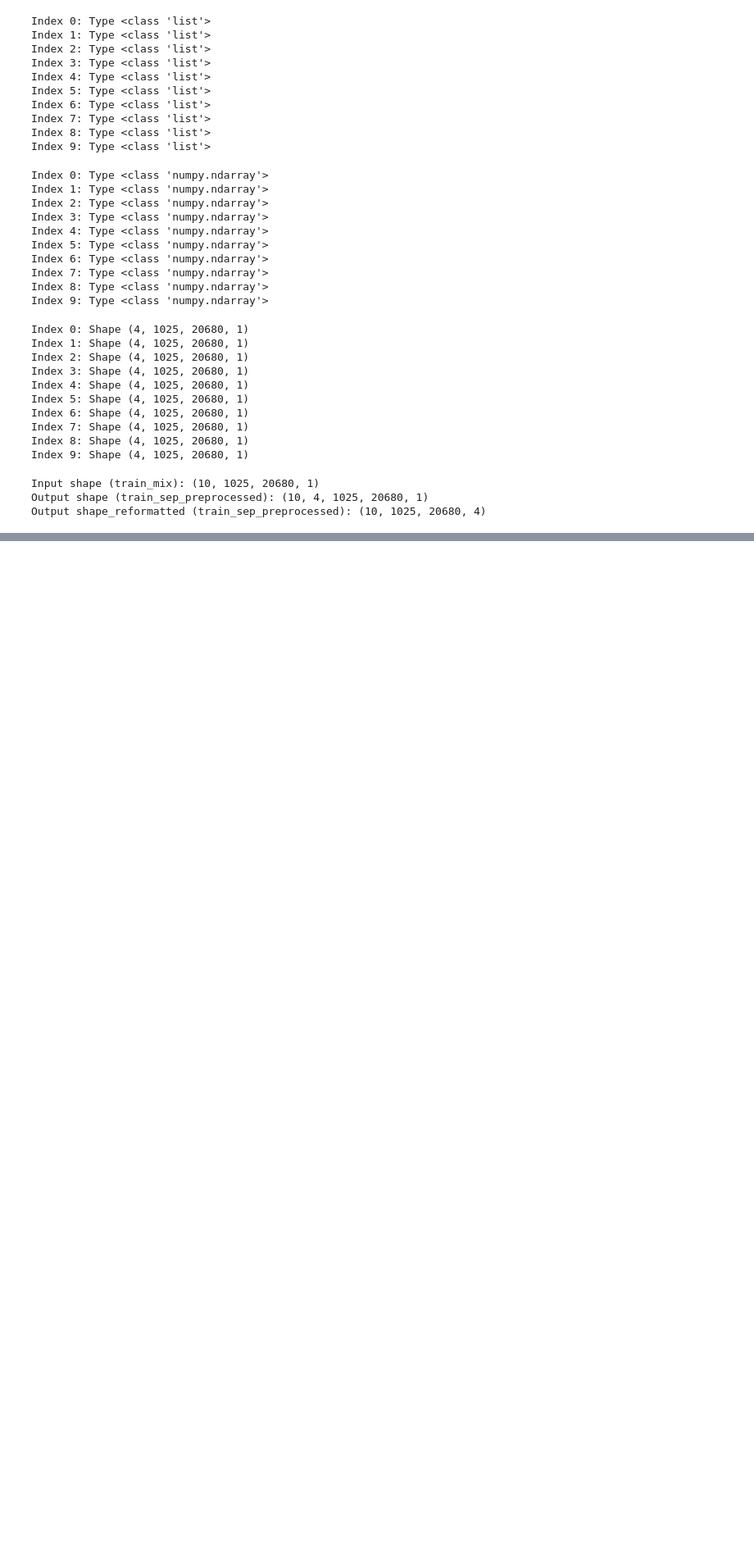
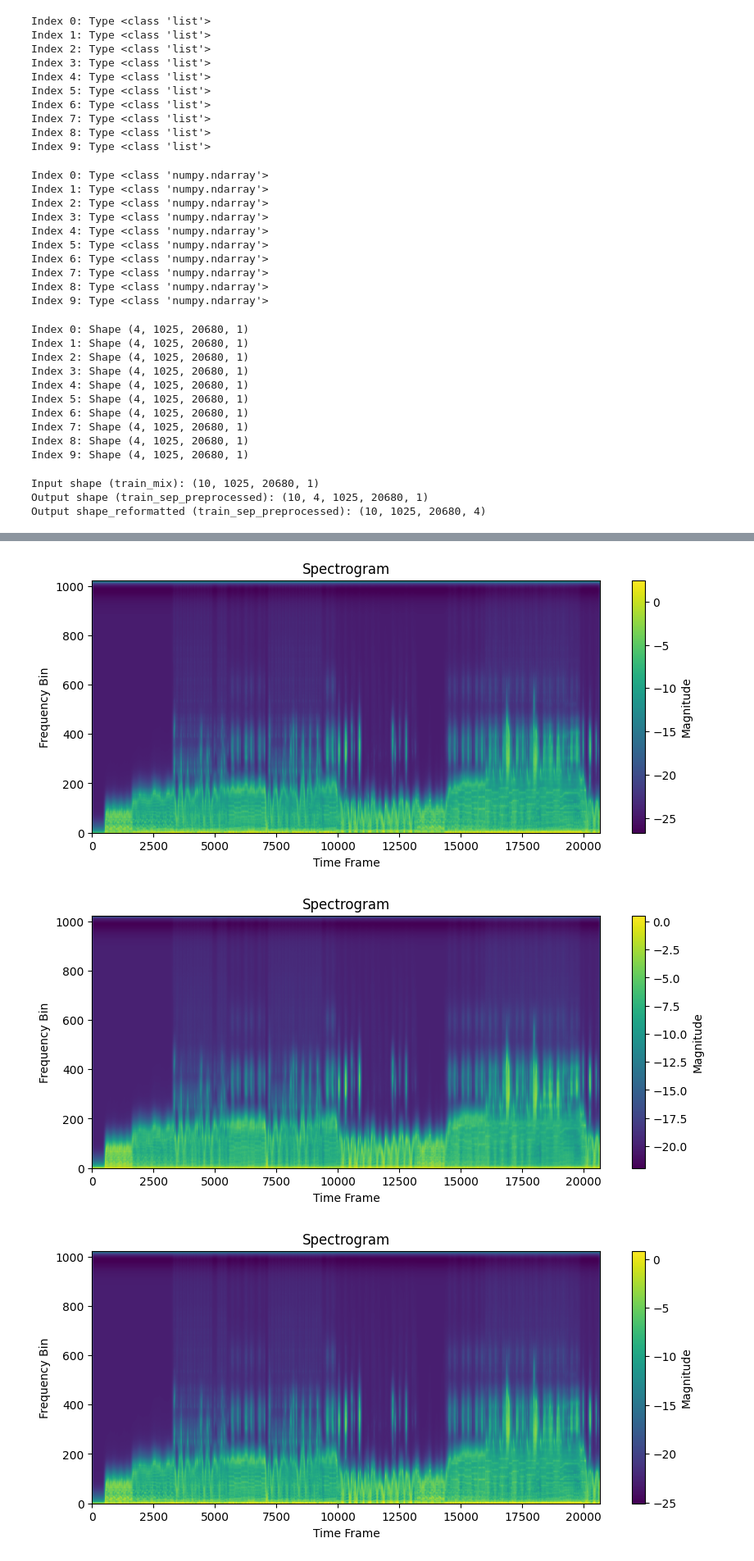
Before and after one commit to Brotherswords/DeepLearning_Project, a Jupyter notebook: CSCI4931_WUN.ipynb, the cells around one changed output, grey strips where cells are left out. Shown at 82% size. Drawn from its saved outputs; the diff is of its cells as text; code cells hidden in the pictures; blank space fills up the shorter version.

```diff
--- a/CSCI4931_WUN.ipynb
+++ b/CSCI4931_WUN.ipynb
@@ -967,0 +901,8 @@ Epoch 5: val_loss improved from 410.40909 to 317.36649, saving model to /content
+# %%
+from tensorflow.keras.models import load_model
+model = load_model(drive_model_path)
+# %%
+input_spectrogram = np.expand_dims(train_mix_np[0], axis=0)  # Add batch dimension
+
+# Run the model
+predicted_spectrograms = model.predict(input_spectrogram)
@@ -967,0 +911,17 @@ Epoch 5: val_loss improved from 410.40909 to 317.36649, saving model to /content
+# %%
+import matplotlib.pyplot as plt
+
+# Assuming spectrograms_mixtures is a list of spectrogram numpy arrays
+for i in range(predicted_spectrograms.shape[3]):  # Iterate over the channels
+  spectrogram = predicted_spectrograms[0, :, :, i]
+  plt.figure(figsize=(10, 4))
+  plt.imshow(spectrogram, aspect='auto', origin='lower')
+  plt.title('Spectrogram')
+  plt.ylabel('Frequency Bin')
+  plt.xlabel('Time Frame')
+  plt.colorbar(label='Magnitude')
+  plt.show()
+# %% [output]
+[figure, added]
+[figure, added]
+[figure, added]
```
Also changed, not shown: parts of 10 cells of this notebook.
